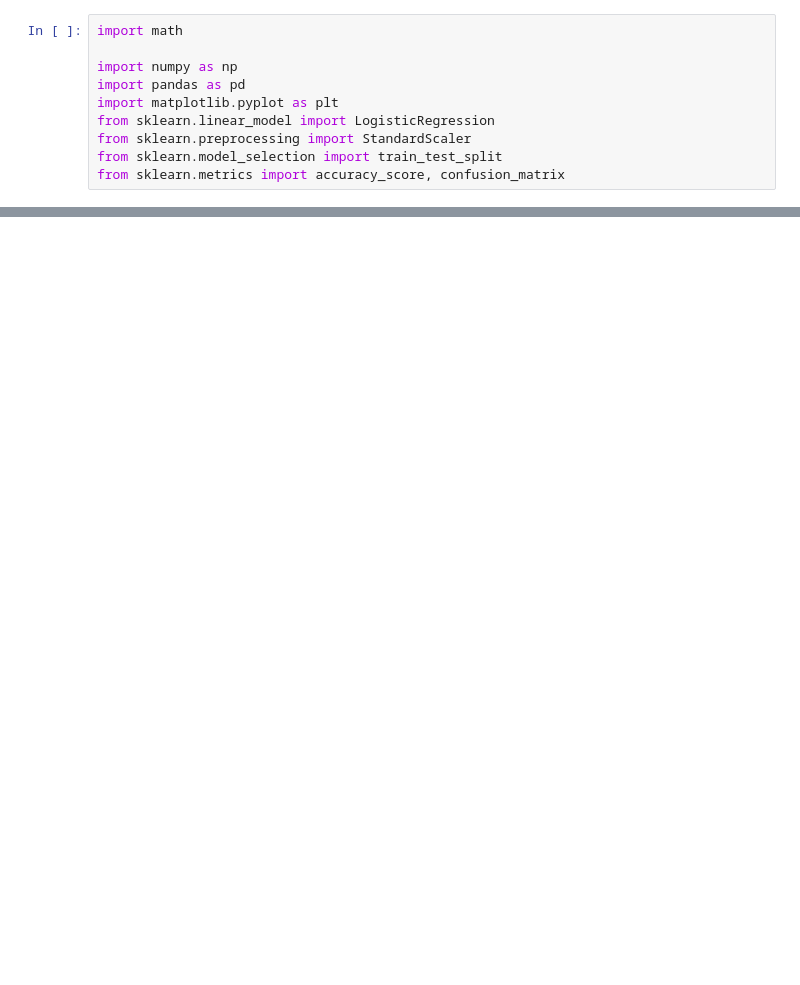
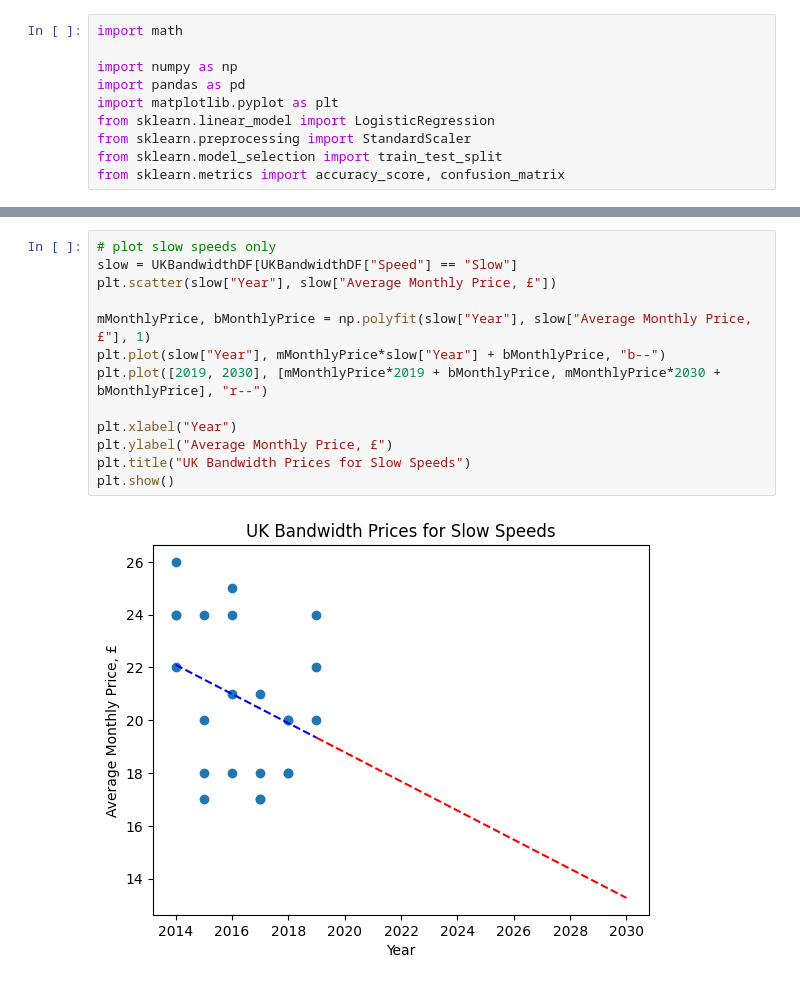
Before and after one commit to Flippergail/m3challenge, a Jupyter notebook: 2021Q1UK.ipynb, the cells around one changed output, grey strips where cells are left out. Cells and saved outputs as stored; diff of their text form; blank space fills up the shorter version.

```diff
--- a/2021Q1UK.ipynb
+++ b/2021Q1UK.ipynb
@@ -80,0 +64,15 @@ UKBandwidthDF = pd.DataFrame(UKBandwidthData)
+# %%
+# plot slow speeds only
+slow = UKBandwidthDF[UKBandwidthDF["Speed"] == "Slow"]
+plt.scatter(slow["Year"], slow["Average Monthly Price, £"])
+
+mMonthlyPrice, bMonthlyPrice = np.polyfit(slow["Year"], slow["Average Monthly Price, £"], 1)
+plt.plot(slow["Year"], mMonthlyPrice*slow["Year"] + bMonthlyPrice, "b--")
+plt.plot([2019, 2030], [mMonthlyPrice*2019 + bMonthlyPrice, mMonthlyPrice*2030 + bMonthlyPrice], "r--")
+
+plt.xlabel("Year")
+plt.ylabel("Average Monthly Price, £")
+plt.title("UK Bandwidth Prices for Slow Speeds")
+plt.show()
+# %% [output]
+[figure, added]
```
Also changed, not shown: parts of 2 cells of this notebook, 2 other files.
